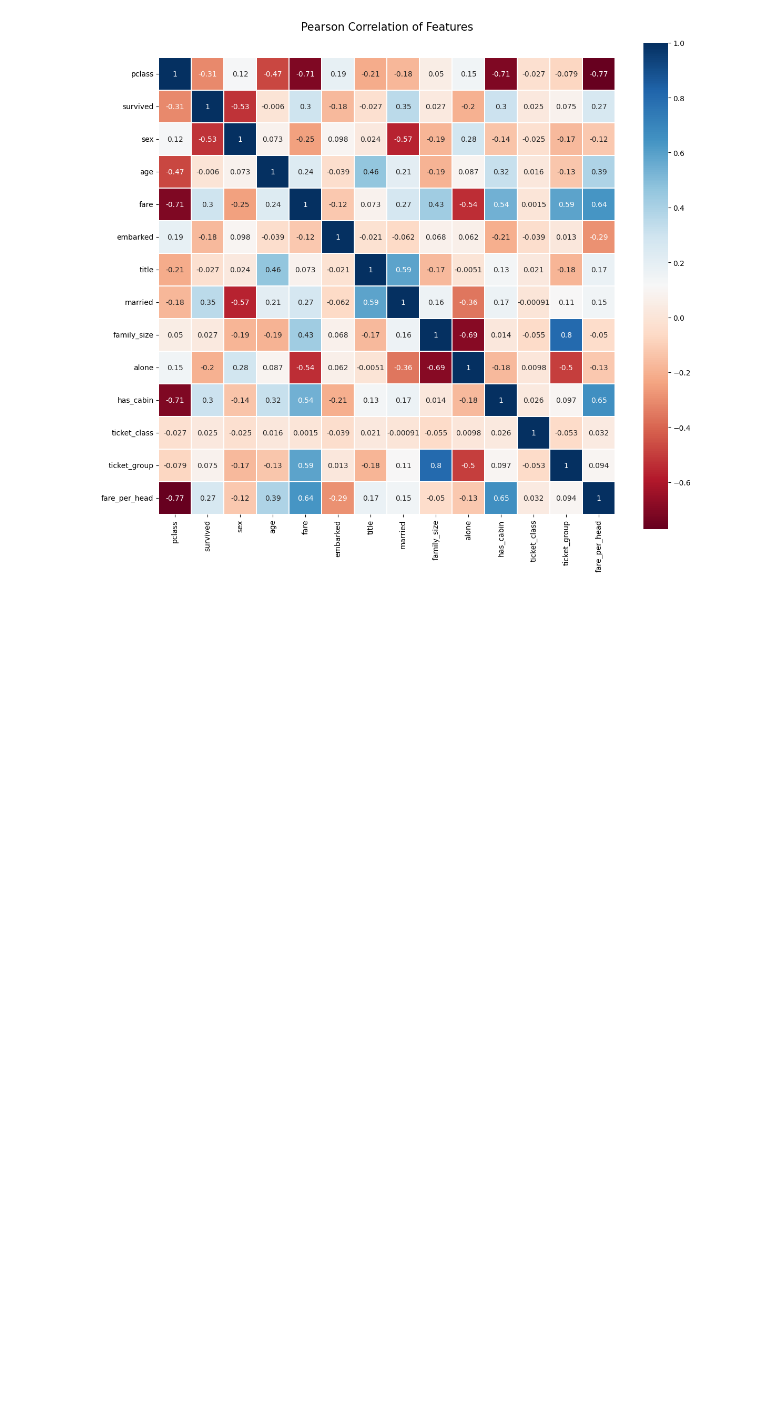
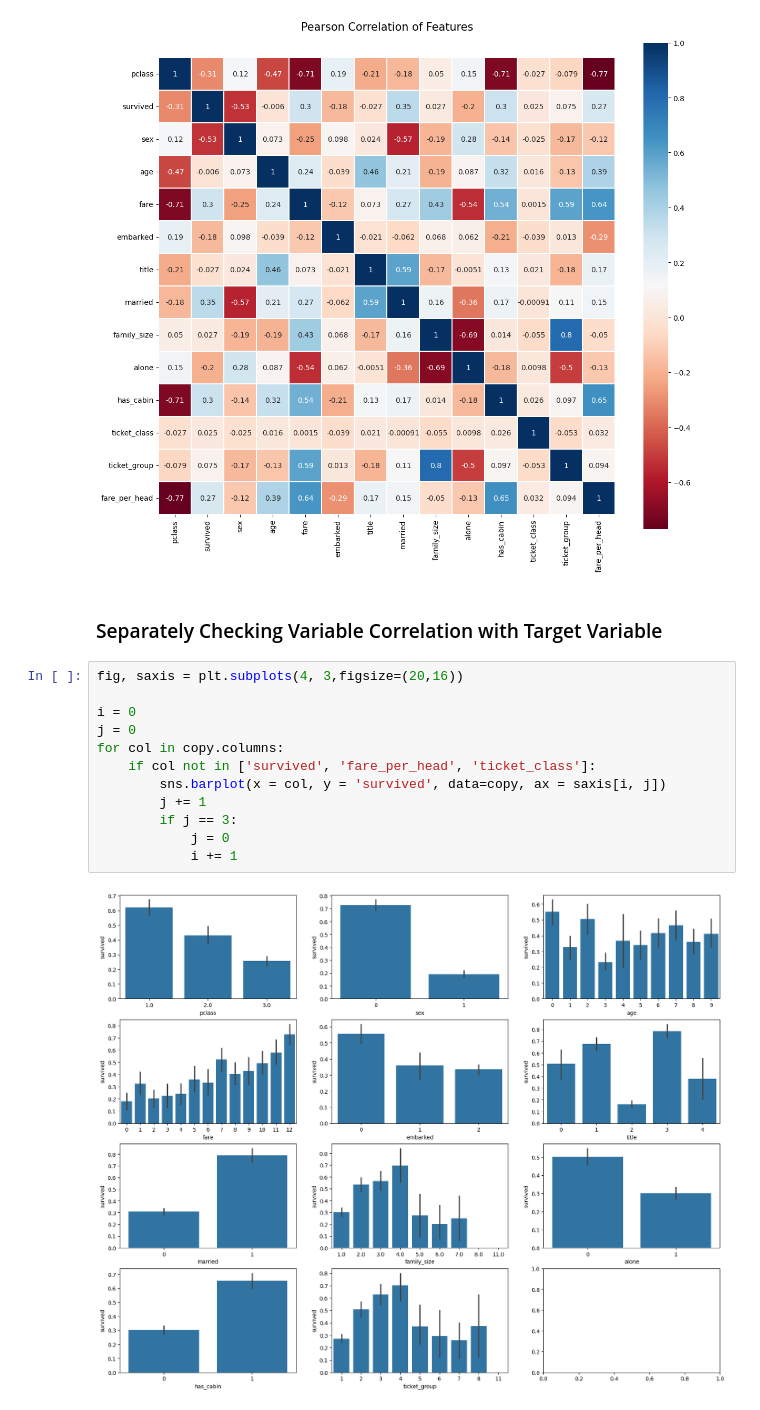
Before and after one commit to Me-AU/data-eng-tasks, a Jupyter notebook: Task3_Feature_Engineering/src/tasks.ipynb, the cells around one changed output. Saved outputs shown, nothing was run; the diff lists cells and outputs as text; blank space fills up the shorter version.

Commit message:
feat: correlation of indiviual features with survived feature

```diff
--- a/Task3_Feature_Engineering/src/tasks.ipynb
+++ b/Task3_Feature_Engineering/src/tasks.ipynb
@@ -574,3 +574,19 @@ sns.heatmap(copy.astype(float).corr(),linewidths=0.1,vmax=1.0,
 # %% [output]
 <Axes: title={'center': 'Pearson Correlation of Features'}>
 [figure]
+# %% [markdown]
+### Separately Checking Variable Correlation with Target Variable
+# %%
+fig, saxis = plt.subplots(4, 3,figsize=(20,16))
+
+i = 0
+j = 0
+for col in copy.columns:
+    if col not in ['survived', 'fare_per_head', 'ticket_class']:
+        sns.barplot(x = col, y = 'survived', data=copy, ax = saxis[i, j])
+        j += 1
+        if j == 3:
+            j = 0
+            i += 1
+# %% [output]
+[figure, added]
```
